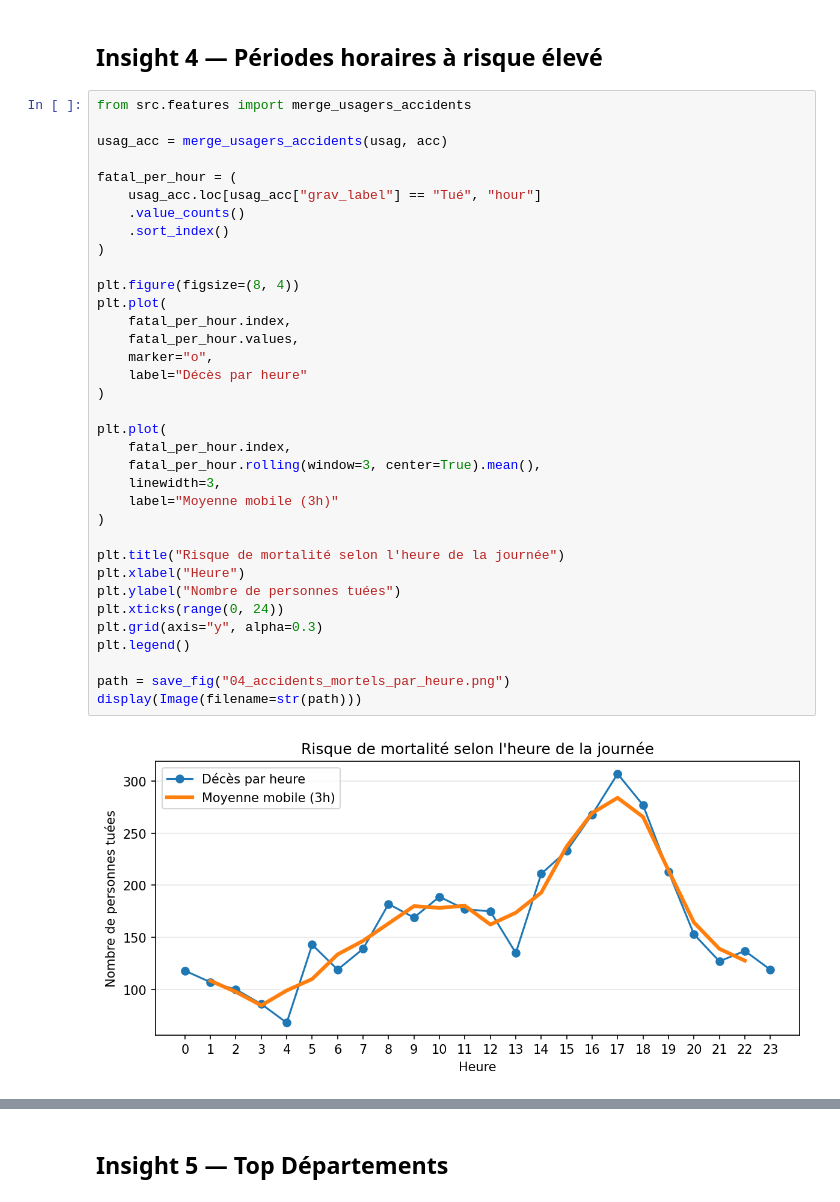
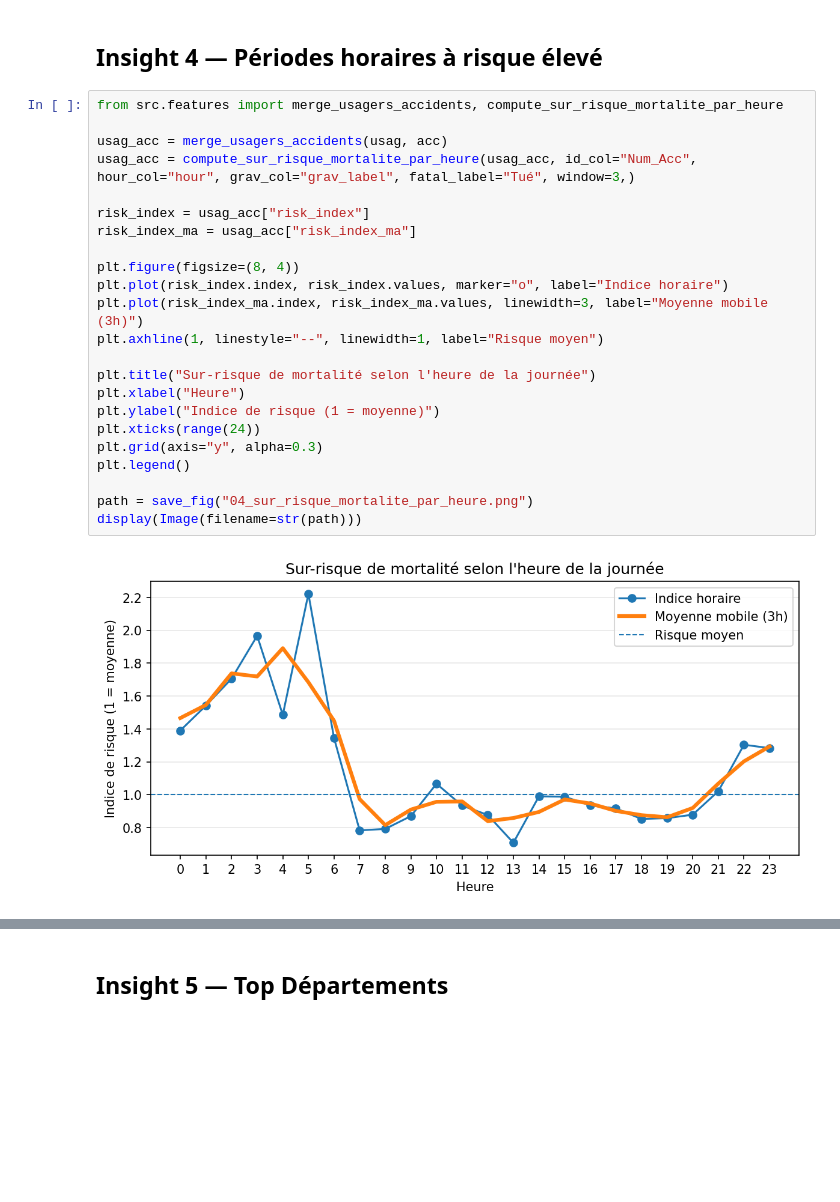
Before and after one commit to hannae-carpin/accidents-france-baac, a Jupyter notebook: notebooks/02_insights.ipynb, the cells around one changed output, grey strips where cells are left out. Saved outputs shown, nothing was run; the diff lists cells and outputs as text; blank space fills up the shorter version.

Commit message:
Update insights, risk analysis and README

```diff
--- a/notebooks/02_insights.ipynb
+++ b/notebooks/02_insights.ipynb
@@ -148,41 +148,29 @@ La majorité des usagers impliqués dans les accidents sont indemnes ou légère
 Les accidents mortels restent minoritaires, mais représentent un enjeu majeur en termes de prévention.
 # %% [markdown]
 ## Insight 4 — Périodes horaires à risque élevé
-# %%
-from src.features import merge_usagers_accidents
-
-usag_acc = merge_usagers_accidents(usag, acc)
-
-fatal_per_hour = (
-    usag_acc.loc[usag_acc["grav_label"] == "Tué", "hour"]
-    .value_counts()
-    .sort_index()
-)
-
-plt.figure(figsize=(8, 4))
-plt.plot(
-    fatal_per_hour.index,
-    fatal_per_hour.values,
-    marker="o",
-    label="Décès par heure"
-)
-
-plt.plot(
-    fatal_per_hour.index,
-    fatal_per_hour.rolling(window=3, center=True).mean(),
-    linewidth=3,
-    label="Moyenne mobile (3h)"
-)
-
-plt.title("Risque de mortalité selon l'heure de la journée")
-plt.xlabel("Heure")
-plt.ylabel("Nombre de personnes tuées")
-plt.xticks(range(0, 24))
-plt.grid(axis="y", alpha=0.3)
-plt.legend()
-
-path = save_fig("04_accidents_mortels_par_heure.png")
-display(Image(filename=str(path)))
-# %% [output]
-[figure, removed]
+# %%
+from src.features import merge_usagers_accidents, compute_sur_risque_mortalite_par_heure
+
+usag_acc = merge_usagers_accidents(usag, acc)
+usag_acc = compute_sur_risque_mortalite_par_heure(usag_acc, id_col="Num_Acc", hour_col="hour", grav_col="grav_label", fatal_label="Tué", window=3,)
+
+risk_index = usag_acc["risk_index"]
+risk_index_ma = usag_acc["risk_index_ma"]
+
+plt.figure(figsize=(8, 4))
+plt.plot(risk_index.index, risk_index.values, marker="o", label="Indice horaire")
+plt.plot(risk_index_ma.index, risk_index_ma.values, linewidth=3, label="Moyenne mobile (3h)")
+plt.axhline(1, linestyle="--", linewidth=1, label="Risque moyen")
+
+plt.title("Sur-risque de mortalité selon l'heure de la journée")
+plt.xlabel("Heure")
+plt.ylabel("Indice de risque (1 = moyenne)")
+plt.xticks(range(24))
+plt.grid(axis="y", alpha=0.3)
+plt.legend()
+
+path = save_fig("04_sur_risque_mortalite_par_heure.png")
+display(Image(filename=str(path)))
+# %% [output]
+[figure, added]
 # %% [markdown]
```
Also changed, not shown: parts of 1 cell of this notebook, 5 other files.
